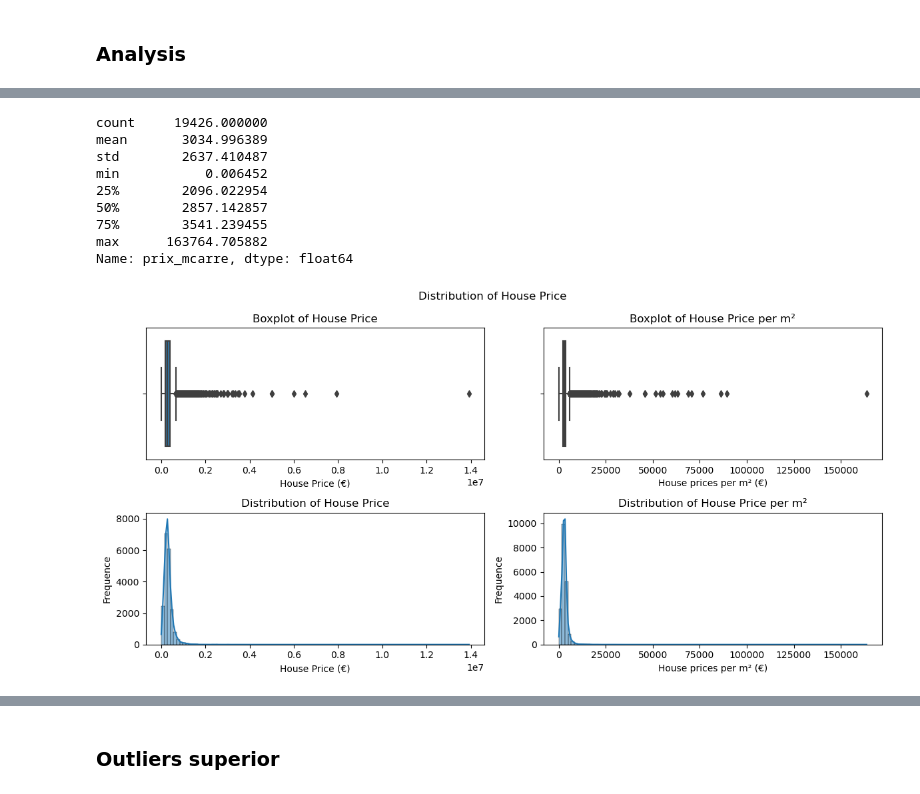
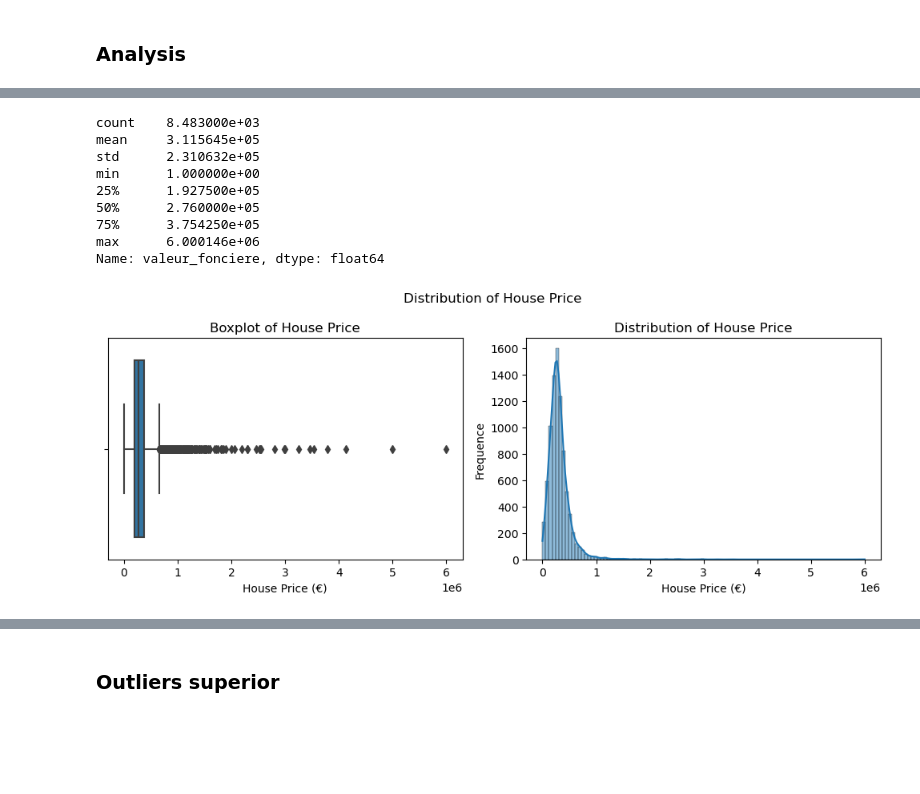
Before and after one commit to MelanieP31/Project_ML_HousePrice, a Jupyter notebook: House_Price_Toulouse/test2.ipynb, the cells around one changed output, grey strips where cells are left out. Saved outputs shown, nothing was run; the diff lists cells and outputs as text; code cells hidden in the pictures; blank space fills up the shorter version.

```diff
--- a/House_Price_Toulouse/test2.ipynb
+++ b/House_Price_Toulouse/test2.ipynb
@@ -211,6 +244,3 @@ len(df_appt)
 ### Analysis
 # %%
 df_house = pd.read_csv("HousePrice_Tls.csv")
-# %%
-# average price,for a houe, per m² (May 2024) Hautegaronne 2 803euros
-df_house['prix_mcarre'] = df_house['valeur_fonciere']/df_house['surface_reelle_bati']
@@ -229,42 +247,31 @@ Name: valeur_fonciere, dtype: float64
-# %%
-df_house['prix_mcarre'].describe()
-# %% [output]
-count     19426.000000
-mean       3034.996389
-std        2637.410487
-min           0.006452
-25%        2096.022954
-50%        2857.142857
-75%        3541.239455
-max      163764.705882
-Name: prix_mcarre, dtype: float64
+# %%
+df_house['valeur_fonciere'].describe()
+# %% [output]
+count    8.483000e+03
+mean     3.115645e+05
+std      2.310632e+05
+min      1.000000e+00
+25%      1.927500e+05
+50%      2.760000e+05
+75%      3.754250e+05
+max      6.000146e+06
+Name: valeur_fonciere, dtype: float64
 # %%
-fig, axes = plt.subplots(2,2,figsize=(12, 6))
+fig, axes = plt.subplots(1,2,figsize=(10, 4))
 
-sns.boxplot(x=df_house['valeur_fonciere'], ax=axes[0][0])
-axes[0][0].set_xlabel('House Price (€)')
-axes[0][0].set_title('Boxplot of House Price')
+sns.boxplot(x=df_house['valeur_fonciere'], ax=axes[0])
+axes[0].set_xlabel('House Price (€)')
+axes[0].set_title('Boxplot of House Price')
 
 
-sns.boxplot(x=df_house['prix_mcarre'], ax=axes[0][1])
-axes[0][1].set_xlabel('House prices per m² (€)')
-axes[0][1].set_title('Boxplot of House Price per m²')
-
-
-sns.histplot(df_house['valeur_fonciere'], bins=100, kde=True,ax=axes[1][0])
-axes[1][0].set_xlabel('House Price (€)')
-axes[1][0].set_ylabel('Frequence')
-axes[1][0].set_title('Distribution of House Price')
-
-
-sns.histplot(df_house['prix_mcarre'], bins=100, kde=True,ax=axes[1][1])
-axes[1][1].set_xlabel('House prices per m² (€)')
-axes[1][1].set_ylabel('Frequence')
-axes[1][1].set_title('Distribution of House Price per m²')
+sns.histplot(df_house['valeur_fonciere'], bins=100, kde=True,ax=axes[1])
+axes[1].set_xlabel('House Price (€)')
+axes[1].set_ylabel('Frequence')
+axes[1].set_title('Distribution of House Price')
 
 
 fig.suptitle('Distribution of House Price')
 plt.tight_layout()
 plt.show()
 # %% [output]
-[figure, old version]
+[figure, new version]
```
Also changed, not shown: parts of 124 cells of this notebook, 15 other files.
